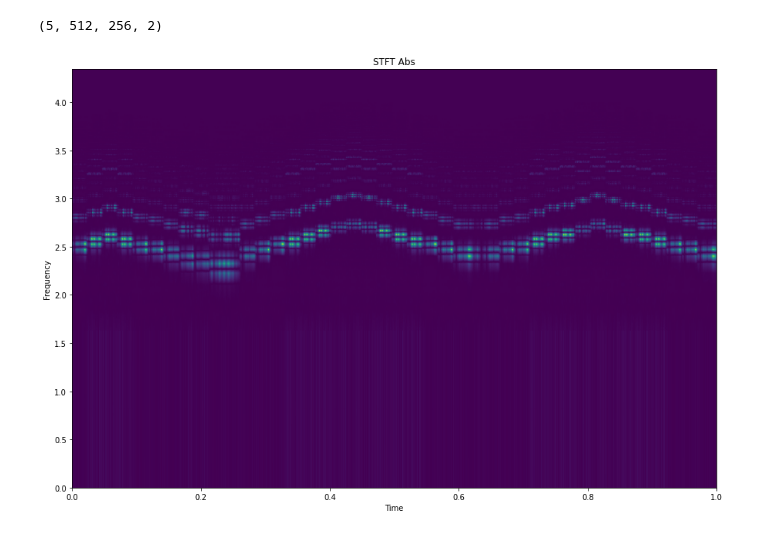
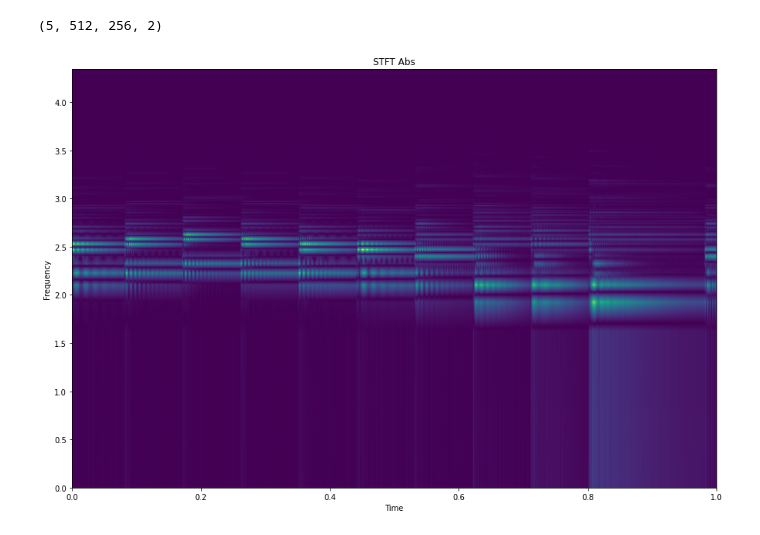
Before and after one commit to PapaLaplace/AST, a Jupyter notebook: test.ipynb, the cells around one changed output. Drawn from its saved outputs; the diff is of its cells as text; code cells hidden in the pictures.

```diff
--- a/test.ipynb
+++ b/test.ipynb
@@ -60,9 +60,9 @@ restored_tensor = batch_to_tensor(batch)
 # %%
 restored_sg = tensor_to_spectrogram(restored_tensor, scalars['y'])
 # %%
-plot_spectrogram(log_freq, tensor_to_spectrogram(batch_to_tensor(y_test), scalars['y']), mode='Abs')
+plot_spectrogram(log_freq, tensor_to_spectrogram(batch_to_tensor(x_test[:5]), scalars['y']), mode='Abs')
 # %% [output]
-[figure, old version]
+[figure, new version]
 # %%
 plot_spectrogram(log_freq, restored_sg, mode='Abs')
 # %% [output]
```
Also changed, not shown: parts of 4 cells of this notebook, 8 other files.
